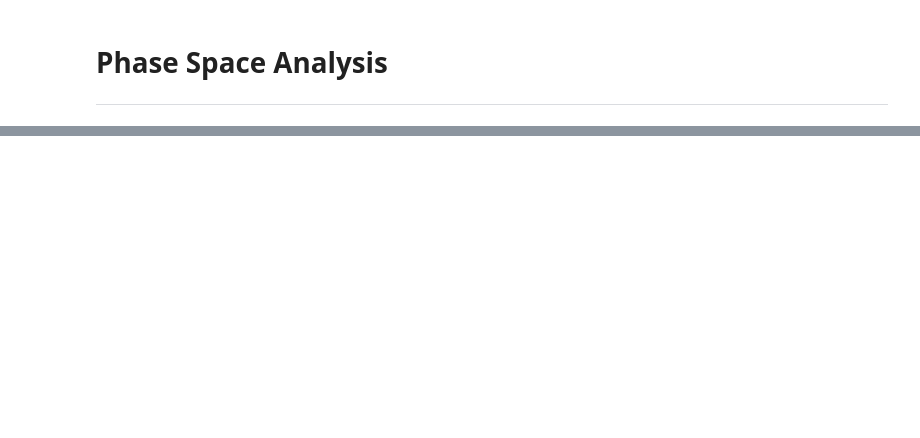
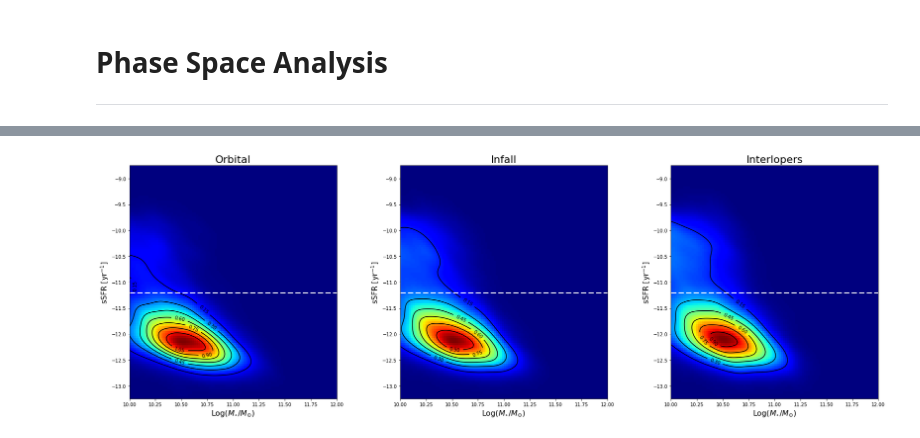
Before and after one commit to estevesjh/galaxyFormation, a Jupyter notebook: notebooks/massSFR - Relation.ipynb, the cells around one changed output, grey strips where cells are left out. Saved outputs shown, nothing was run; the diff lists cells and outputs as text; code cells hidden in the pictures; blank space fills up the shorter version.

```diff
--- a/notebooks/massSFR - Relation.ipynb
+++ b/notebooks/massSFR - Relation.ipynb
@@ -220,0 +202,21 @@ plt.colorbar()
+# %%
+# grid
+xmin, xmax = 10., 12.0
+ymin, ymax = -13.25, -8.75
+x = np.linspace(xmin, xmax, 100)  # kde resolution
+y = np.linspace(ymin, ymax, 100)  # kde resolution
+xx, yy = np.meshgrid(x, y)
+
+fig, axis = plt.subplots(1, 3, figsize=(24,8))
+SFRmass(mass,ssfr,Po,ax=axis[0],title='Orbital',ylabel=ssfr_label)
+SFRmass(mass,ssfr,Pi,ax=axis[1],title='Infall',ylabel=ssfr_label)
+SFRmass(mass,ssfr,Pn,ax=axis[2],title='Interlopers',ylabel=ssfr_label)
+
+for ax in axis:
+    ax.axhline(-11.2,ls='--',lw=3,color='white')
+
+fig.subplots_adjust(wspace=0.2,hspace=0.05)
+fig.tight_layout()
+fig.savefig('../plots/ssfr_mass_dynamical_classes.png',facecolor='w', transparent=False,dpi=150)
+# %% [output]
+[figure, added]
```
Also changed, not shown: parts of 36 cells of this notebook, 5 other files.
